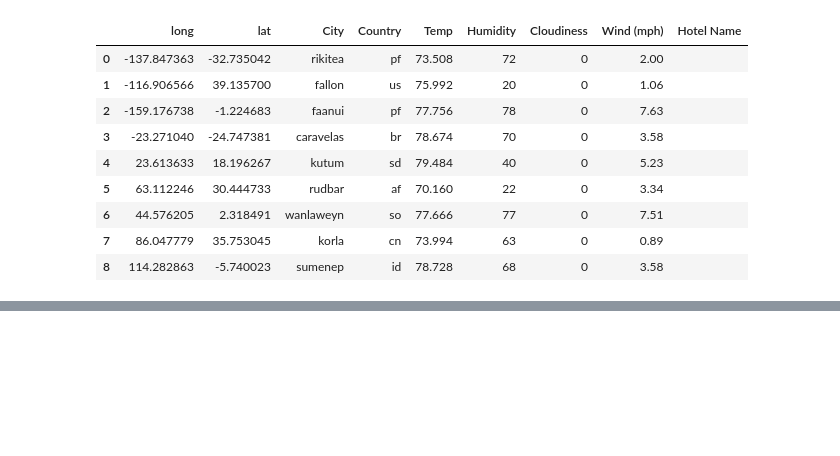
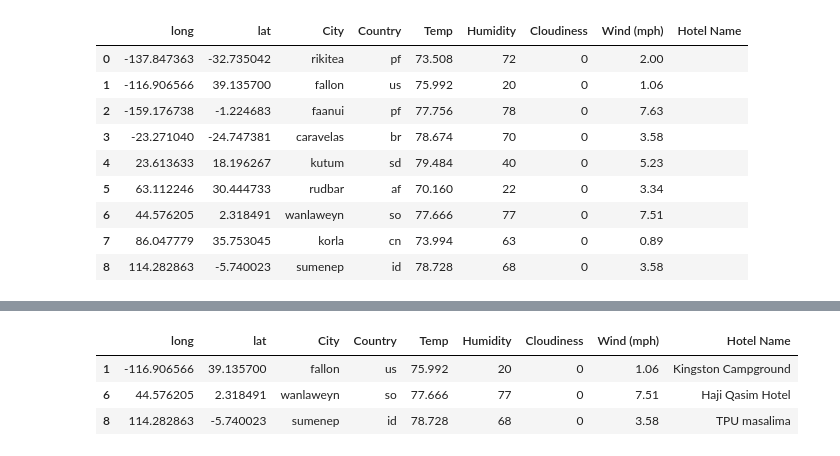
Before and after one commit to riggiobill/python-api-challenge, a Jupyter notebook: VacationPy/VacationPy.ipynb, the cells around one changed output, grey strips where cells are left out. Cells and saved outputs as stored; diff of their text form; code cells hidden in the pictures; blank space fills up the shorter version.

```diff
--- a/VacationPy/VacationPy.ipynb
+++ b/VacationPy/VacationPy.ipynb
@@ -276,0 +270,14 @@ hotel_df
+# %%
+hotelspots_df = hotel_df.copy()
+
+
+index_hotels = hotelspots_df[hotelspots_df["Hotel Name"] == ""].index
+hotelspots_df.drop(index_hotels, inplace=True)
+
+
+hotelspots_df
+# %% [output]
+|  | long | lat | City | Country | Temp | Humidity | Cloudiness | Wind (mph) | Hotel Name |
+| 1 | -116.906566 | 39.135700 | fallon | us | 75.992 | 20 | 0 | 1.06 | Kingston Campground |
+| 6 | 44.576205 | 2.318491 | wanlaweyn | so | 77.666 | 77 | 0 | 7.51 | Haji Qasim Hotel |
+| 8 | 114.282863 | -5.740023 | sumenep | id | 78.728 | 68 | 0 | 3.58 | TPU masalima |
```
Also changed, not shown: parts of 6 cells of this notebook.
